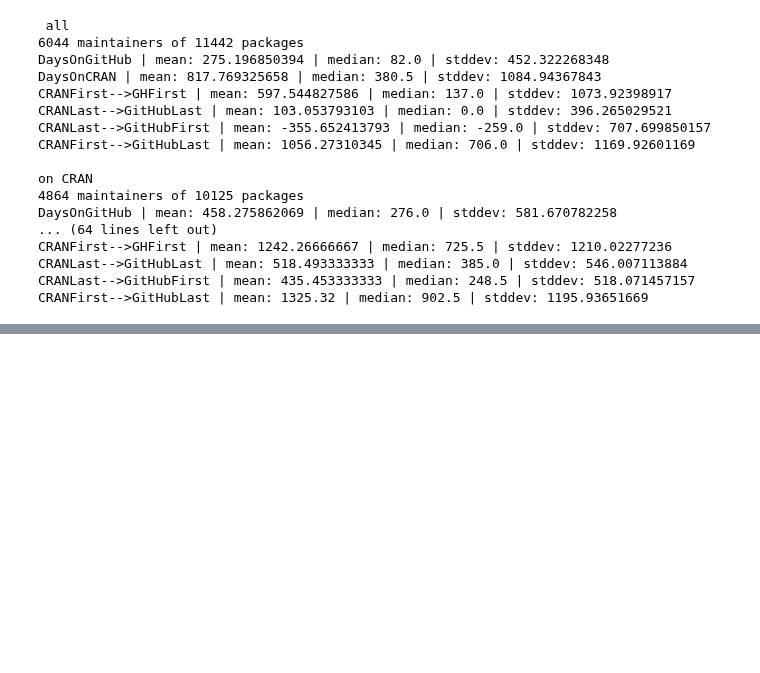
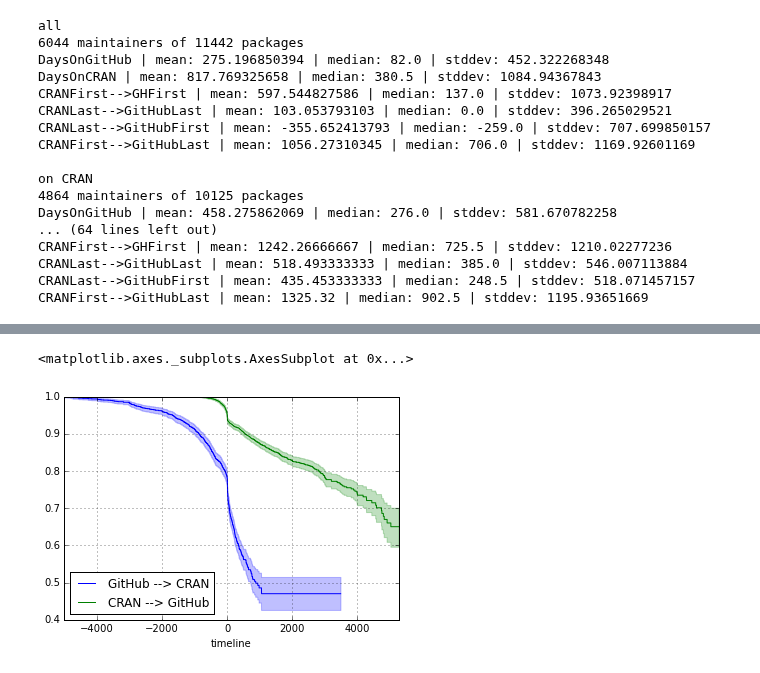
Before and after one commit to maelick/GitHub-API-Helpers, a Jupyter notebook: SANER2016/notebooks/R Packages Maintainer.ipynb, the cells around one changed output, grey strips where cells are left out. Saved outputs shown, nothing was run; the diff lists cells and outputs as text; code cells hidden in the pictures; blank space fills up the shorter version.

```diff
--- a/SANER2016/notebooks/R Packages Maintainer.ipynb
+++ b/SANER2016/notebooks/R Packages Maintainer.ipynb
@@ -94,3 +94,22 @@ CRANFirst-->GHFirst | mean: 1242.26666667 | median: 725.5 | stddev: 1210.0227723
 CRANLast-->GitHubLast | mean: 518.493333333 | median: 385.0 | stddev: 546.007113884
 CRANLast-->GitHubFirst | mean: 435.453333333 | median: 248.5 | stddev: 518.071457157
 CRANFirst-->GitHubLast | mean: 1325.32 | median: 902.5 | stddev: 1195.93651669
+# %%
+import lifelines
+import datetime
+
+survival = maintainers.copy()
+kmf = lifelines.KaplanMeierFitter()
+
+fill = pandas.to_datetime(datetime.date(2015, 6, 1))
+# %%
+ax = plt.subplot()
+
+loc = survival.dropna(subset=('GitHubFirstDate',),)
+T, E = lifelines.utils.datetimes_to_durations(loc['GitHubFirstDate'], loc['CRANFirstDate'], fill_date=fill)
+kmf.fit(T, event_observed=E, label='GitHub --> CRAN').plot(ax=ax)
+
+loc = survival.dropna(subset=('CRANFirstDate',),)
+T, E = lifelines.utils.datetimes_to_durations(loc['CRANFirstDate'], loc['GitHubFirstDate'], fill_date=fill)
+kmf.fit(T, event_observed=E, label='CRAN --> GitHub').plot(ax=ax)
+# %% [output]
@@ -96,0 +118,2 @@ CRANFirst-->GitHubLast | mean: 1325.32 | median: 902.5 | stddev: 1195.93651669
+<matplotlib.axes._subplots.AxesSubplot at 0x...>
+[figure, added]
```
Also changed, not shown: parts of 2 cells of this notebook.
